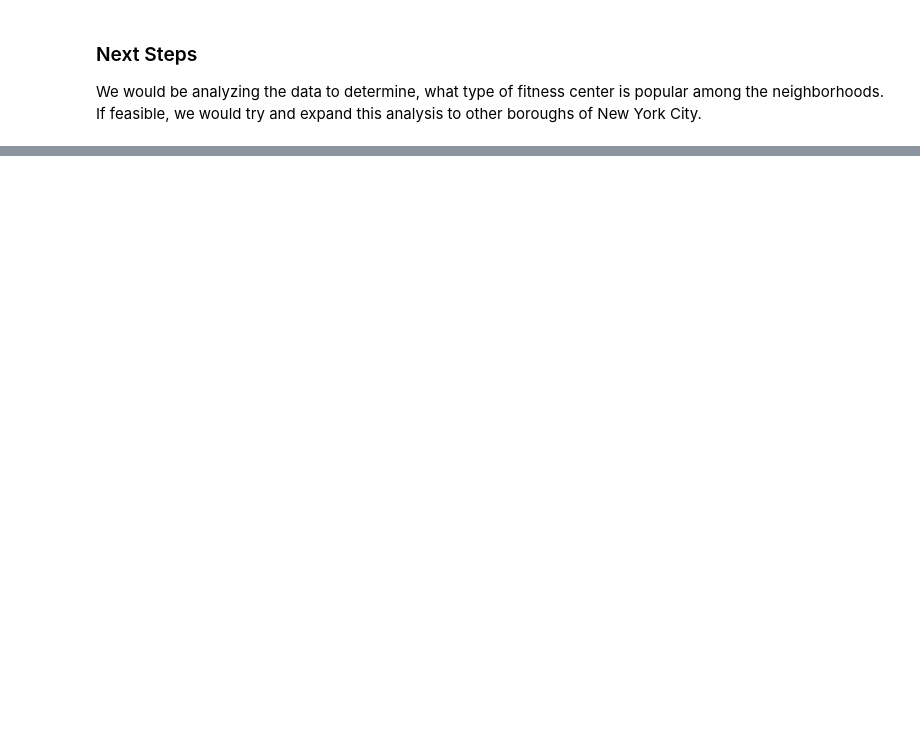
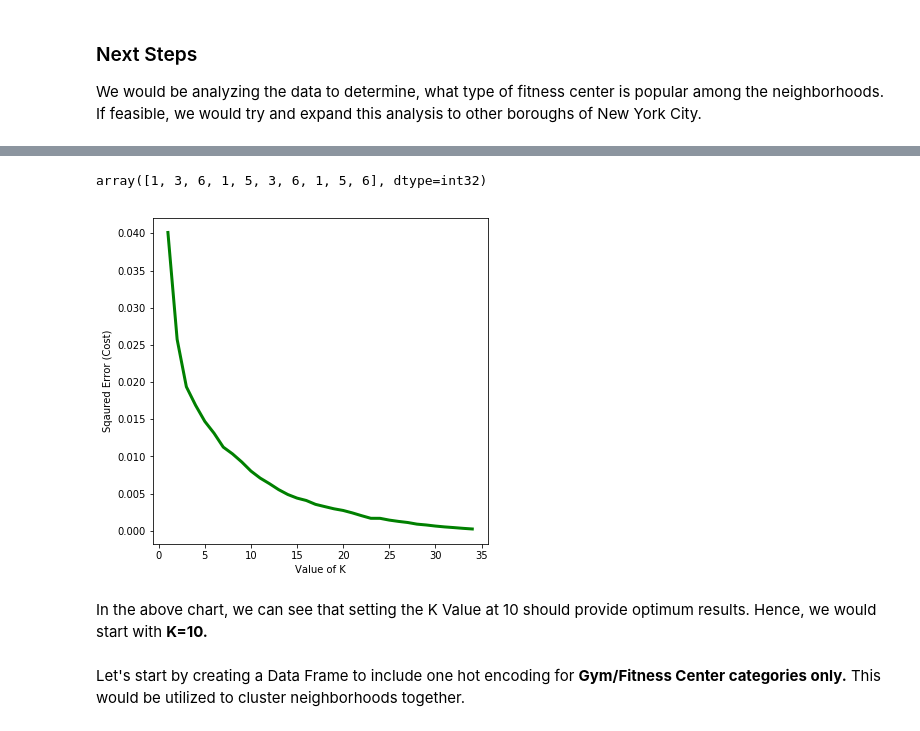
Before and after one commit to devdatta-k/Coursera_Capstone, a Jupyter notebook: CourseraCapstone_Data Analysis Notebook - Coursera.ipynb, the cells around one changed output, grey strips where cells are left out. Drawn from its saved outputs; the diff is of its cells as text; code cells hidden in the pictures; blank space fills up the shorter version.

```diff
--- a/CourseraCapstone_Data Analysis Notebook - Coursera.ipynb
+++ b/CourseraCapstone_Data Analysis Notebook - Coursera.ipynb
@@ -255,0 +523,45 @@ We would be analyzing the data to determine, what type of fitness center is popu
+# %%
+# set number of clusters
+kclusters = 10
+
+clmns = []
+
+for hdr in nycOH.columns:
+    for clm in gymCat:
+        if hdr==clm:
+           # print(clm)
+            clmns.append(clm)
+
+dfManCluster = nycOH[clmns]
+
+# run k-means clustering
+kmeans = KMeans(n_clusters=kclusters, random_state=0).fit(dfManCluster)
+
+# check cluster labels generated for each row in the dataframe
+kmeans.labels_[0:10]
+# %% [output]
+array([1, 3, 6, 1, 5, 3, 6, 1, 5, 6], dtype=int32)
+# %%
+cost =[]
+for i in range(1, 35):
+    kverify = KMeans(n_clusters=i, random_state=0).fit(dfManCluster)
+
+    # calculates squared error
+    # for the clustered points
+    cost.append(kverify.inertia_)
+
+# plot the cost against K values
+plt.figure(figsize=(6,6))
+plt.plot(range(1, 35), cost, color ='g', linewidth ='3')
+plt.xlabel("Value of K")
+plt.ylabel("Sqaured Error (Cost)")
+plt.show() # clear the plot
+
+# the point of the elbow is the
+# most optimal value for choosing k
+# %% [output]
+[figure, added]
+# %% [markdown]
+In the above chart, we can see that setting the K Value at 10 should provide optimum results. Hence, we would start with **K=10.**
+# %% [markdown]
+Let's start by creating a Data Frame to include one hot encoding for **Gym/Fitness Center categories only.** This would be utilized to cluster neighborhoods together.
```
Also changed, not shown: parts of 52 cells of this notebook, 1 other file.
